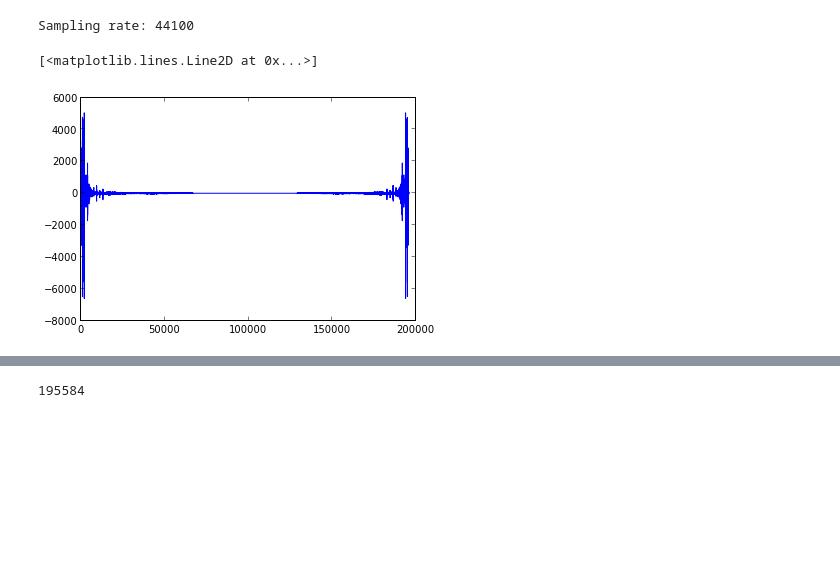
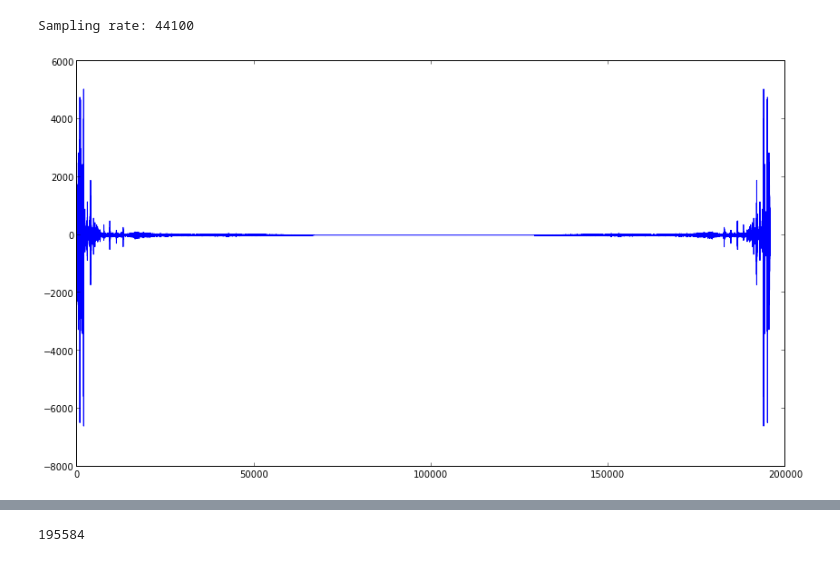
Before and after one commit to calebmadrigal/audio-analysis, a Jupyter notebook: FFT_Example1.ipynb, the cells around one changed output, grey strips where cells are left out. Drawn from its saved outputs; the diff is of its cells as text; code cells hidden in the pictures; blank space fills up the shorter version.

Commit message:
Added more explanation and large graphs to FFT_Example1.

```diff
--- a/FFT_Example1.ipynb
+++ b/FFT_Example1.ipynb
@@ -1,5 +1,10 @@
 # %%
 import scikits.audiolab as audio
 infile = "audio_files/together_1channel_4sec.wav"
+# %%
+def plot_large(*args, **kwargs):
+    fig = pylab.figure()
+    fig.set_size_inches(14,8)
+    plot(*args, **kwargs)
 # %%
 (input_signal, sampling_rate, bits) = audio.wavread(infile)
@@ -19,8 +23,7 @@ signal_len = len(input_signal)
 sample_spacing = 1./sampling_rate # 1 second divided by samples per second
 freqs = numpy.fft.fftfreq(signal_len, d=sample_spacing)
 # %%
-plot(fft_data)
+plot_large(fft_data)
 # %% [output]
-[<matplotlib.lines.Line2D at 0x...>]
-[figure, old version]
+[figure, new version]
 # %%
```
Also changed, not shown: parts of 6 cells of this notebook.
